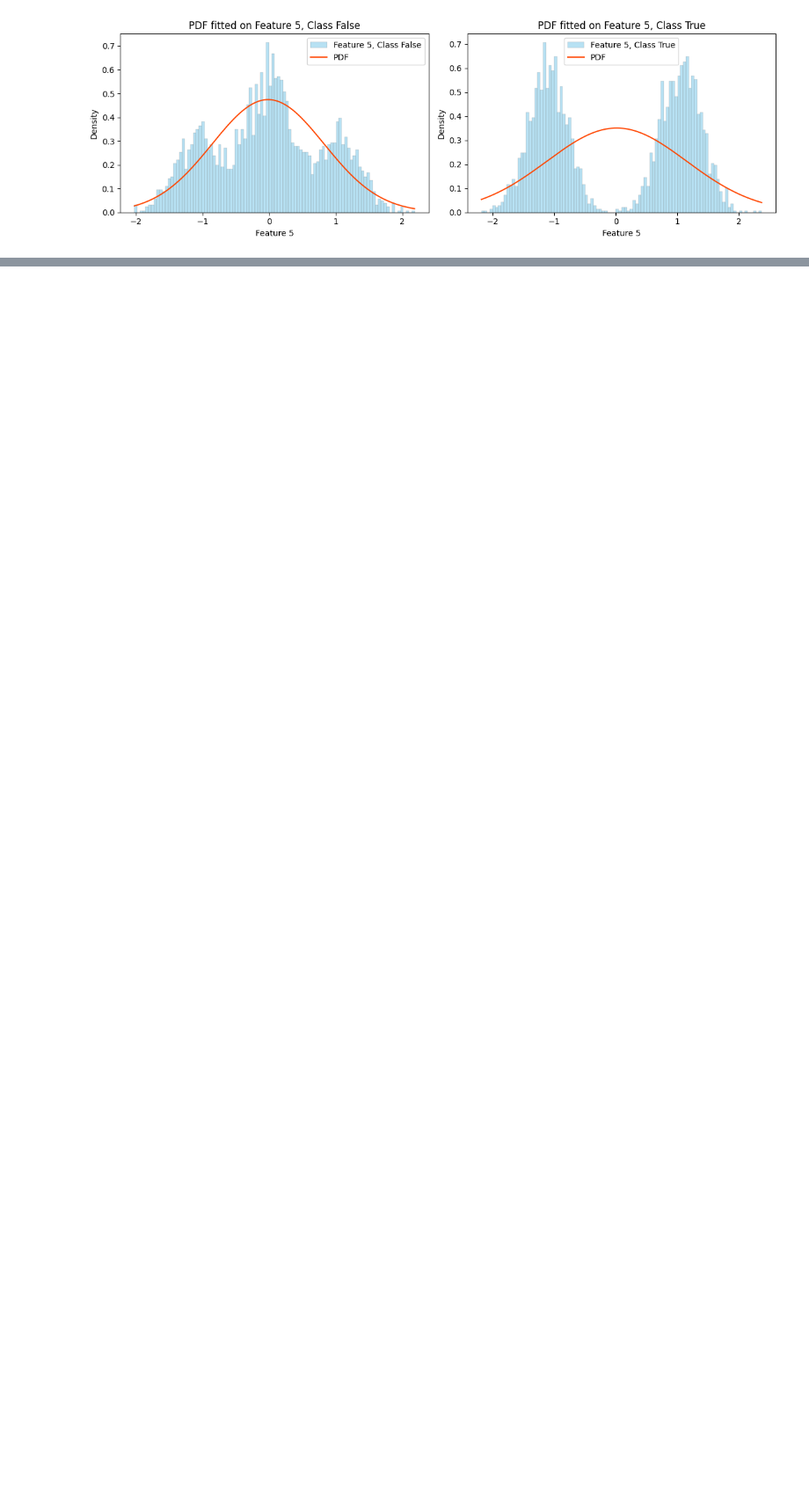
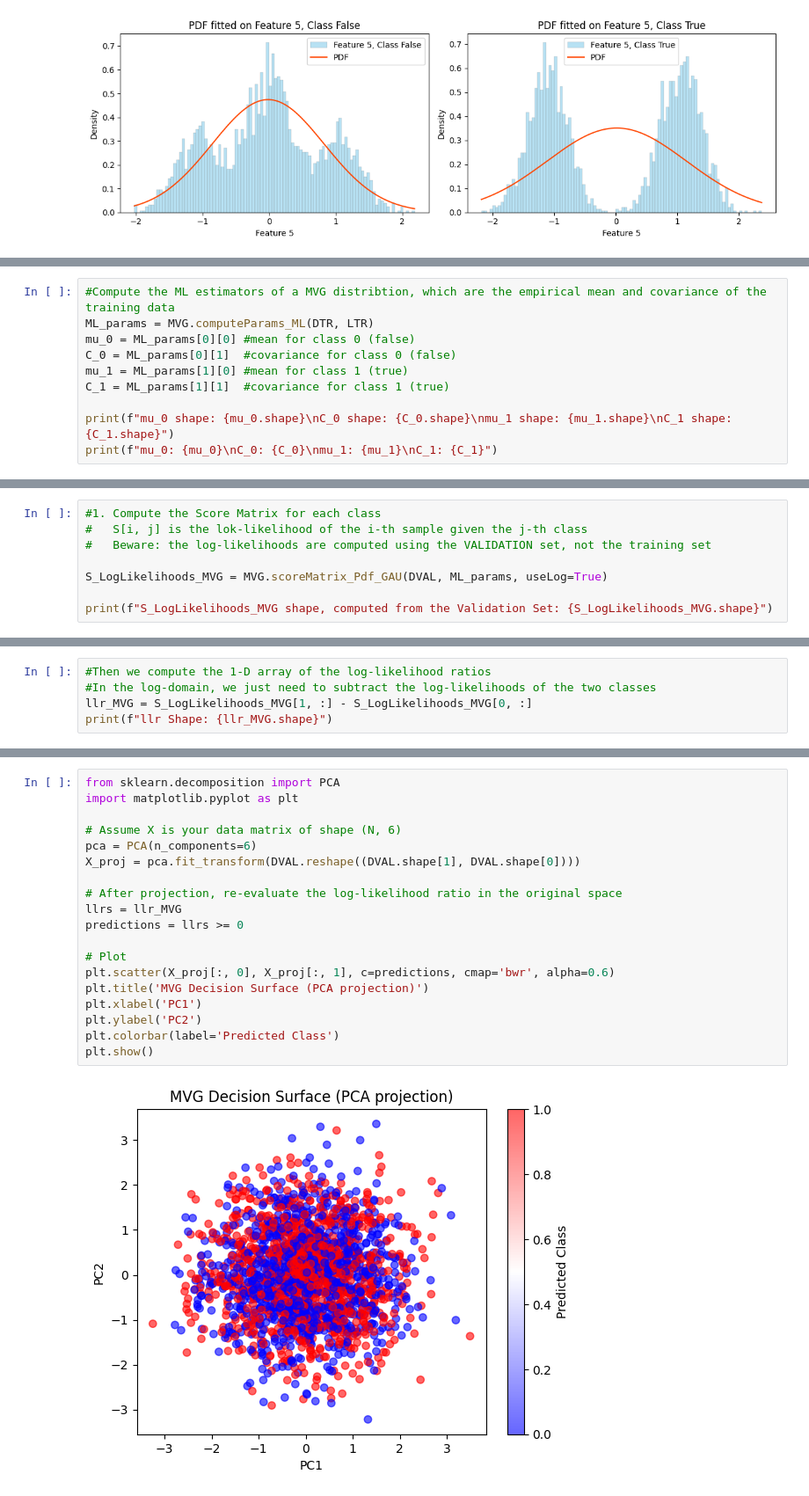
Before and after one commit to RiccardoRevalor/Fingerprint_Spoofing_Detection, a Jupyter notebook: gaussianClassifiers.ipynb, the cells around one changed output, grey strips where cells are left out. Shown: that part at 88% size. Cells and saved outputs as stored; diff of their text form; blank space fills up the shorter version.

```diff
--- a/gaussianClassifiers.ipynb
+++ b/gaussianClassifiers.ipynb
@@ -171,0 +242,10 @@ for i in range(numFeatures):
+# %%
+#Compute the ML estimators of a MVG distribtion, which are the empirical mean and covariance of the training data
+ML_params = MVG.computeParams_ML(DTR, LTR)
+mu_0 = ML_params[0][0] #mean for class 0 (false)
+C_0 = ML_params[0][1]  #covariance for class 0 (false)
+mu_1 = ML_params[1][0] #mean for class 1 (true)
+C_1 = ML_params[1][1]  #covariance for class 1 (true)
+
+print(f"mu_0 shape: {mu_0.shape}\nC_0 shape: {C_0.shape}\nmu_1 shape: {mu_1.shape}\nC_1 shape: {C_1.shape}")
+print(f"mu_0: {mu_0}\nC_0: {C_0}\nmu_1: {mu_1}\nC_1: {C_1}")
@@ -171,0 +282,8 @@ for i in range(numFeatures):
+# %%
+#1. Compute the Score Matrix for each class
+#   S[i, j] is the lok-likelihood of the i-th sample given the j-th class
+#   Beware: the log-likelihoods are computed using the VALIDATION set, not the training set
+
+S_LogLikelihoods_MVG = MVG.scoreMatrix_Pdf_GAU(DVAL, ML_params, useLog=True)
+
+print(f"S_LogLikelihoods_MVG shape, computed from the Validation Set: {S_LogLikelihoods_MVG.shape}")
@@ -171,0 +339,5 @@ for i in range(numFeatures):
+# %%
+#Then we compute the 1-D array of the log-likelihood ratios
+#In the log-domain, we just need to subtract the log-likelihoods of the two classes
+llr_MVG = S_LogLikelihoods_MVG[1, :] - S_LogLikelihoods_MVG[0, :]
+print(f"llr Shape: {llr_MVG.shape}")
@@ -171,0 +494,21 @@ for i in range(numFeatures):
+# %%
+from sklearn.decomposition import PCA
+import matplotlib.pyplot as plt
+
+# Assume X is your data matrix of shape (N, 6)
+pca = PCA(n_components=6)
+X_proj = pca.fit_transform(DVAL.reshape((DVAL.shape[1], DVAL.shape[0])))
+
+# After projection, re-evaluate the log-likelihood ratio in the original space
+llrs = llr_MVG
+predictions = llrs >= 0
+
+# Plot
+plt.scatter(X_proj[:, 0], X_proj[:, 1], c=predictions, cmap='bwr', alpha=0.6)
+plt.title('MVG Decision Surface (PCA projection)')
+plt.xlabel('PC1')
+plt.ylabel('PC2')
+plt.colorbar(label='Predicted Class')
+plt.show()
+# %% [output]
+[figure, added]
```
Also changed, not shown: parts of 36 cells of this notebook, 10 other files.
